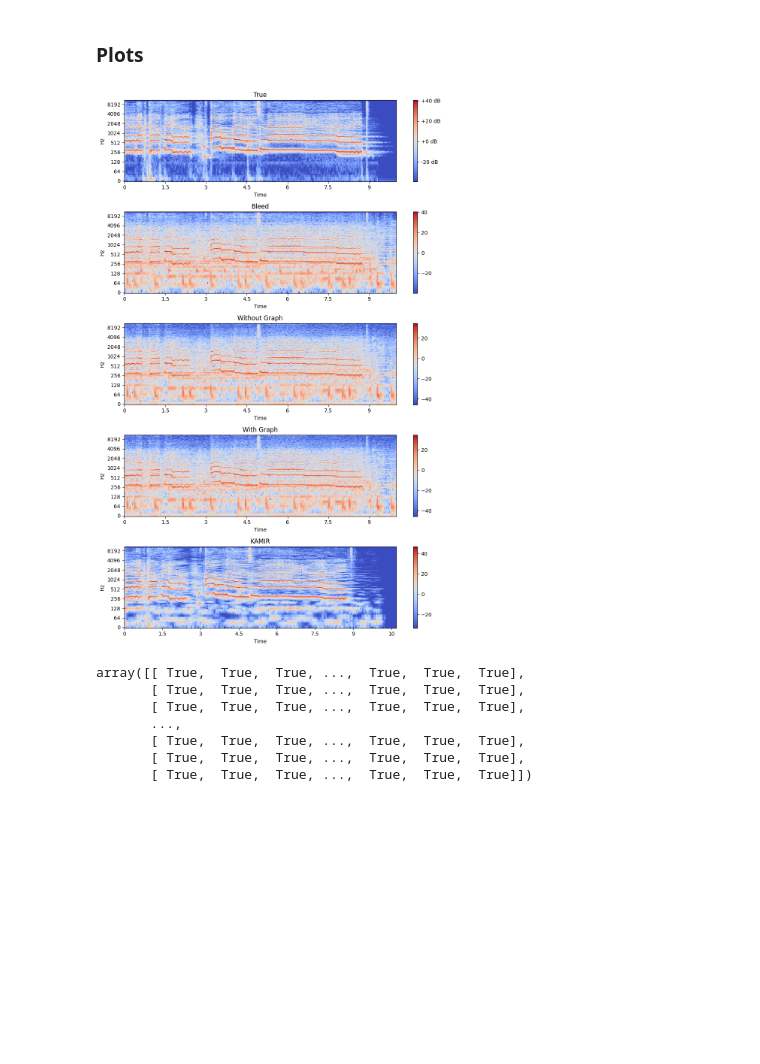
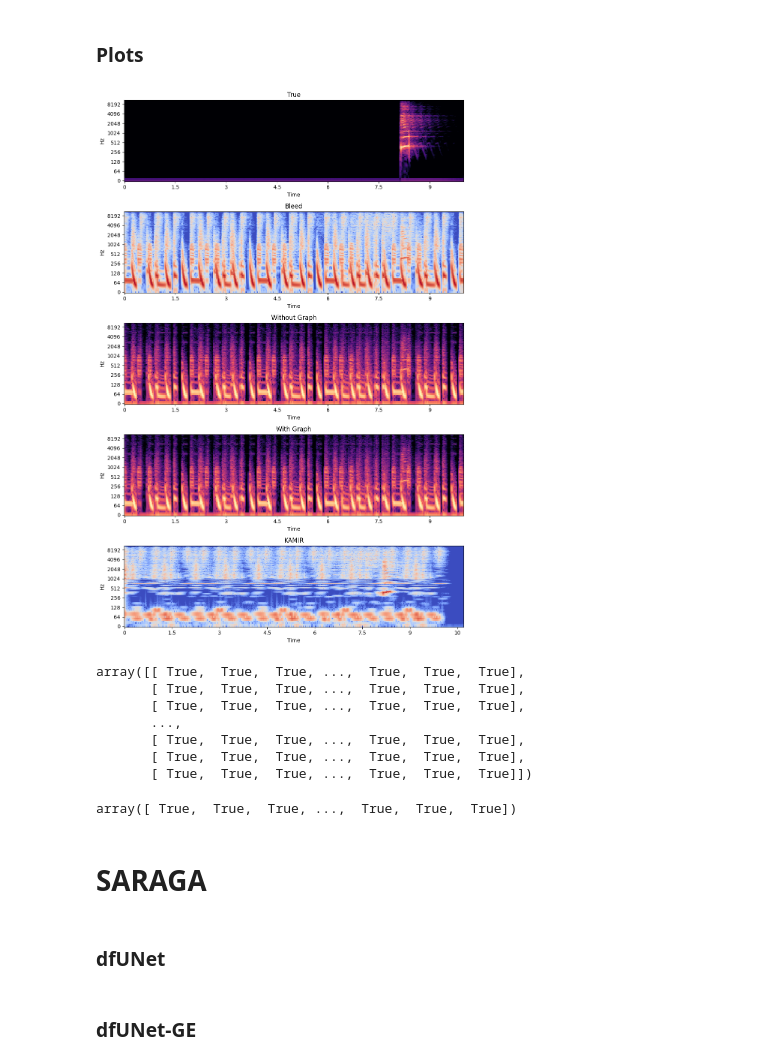
Before and after one commit to its-rajesh/Audio-Bleeding-Removal, a Jupyter notebook: Check.ipynb, the cells around one changed output. Drawn from its saved outputs; the diff is of its cells as text; code cells hidden in the pictures; blank space fills up the shorter version.

```diff
--- a/Check.ipynb
+++ b/Check.ipynb
@@ -8,7 +8,7 @@ from matplotlib import pyplot as plt
 # %% [markdown]
 ### dfUNet
 # %%
-path1 = "/home/rajesh/Desktop/Masking/dfUNet/Outputs/99/"
+path1 = "/home/rajesh/Desktop/Masking/dfUNet/Outputs/77/"
 
 dbvocal, fs = lb.load(path1+'bvocal.wav')
 dbbass, fs = lb.load(path1+'bbass.wav')
@@ -57,7 +57,7 @@ dpo_db = lb.amplitude_to_db(np.abs(dpo))
 # %% [markdown]
 ### dfUNet-GE
 # %%
-path2 = "/home/rajesh/Desktop/Masking/dfUNet/Outputs/99/"
+path2 = "/home/rajesh/Desktop/Masking/dfUNet/Outputs/77/"
 
 gbvocal, fs = lb.load(path2+'bvocal.wav')
 gbbass, fs = lb.load(path2+'bbass.wav')
@@ -106,7 +106,7 @@ gpo_db = lb.amplitude_to_db(np.abs(gpo))
 # %% [markdown]
 ### KAMIR
 # %%
-path3 = "/home/rajesh/Desktop/Masking/KAMIR/Outputs/99/"
+path3 = "/home/rajesh/Desktop/Masking/KAMIR/Outputs/77/"
 
 kbvocal, fs = lb.load(path3+'bvocal.wav')
 kbbass, fs = lb.load(path3+'bbass.wav')
@@ -157,31 +157,27 @@ kpo_db = lb.amplitude_to_db(np.abs(kpo))
 # %%
 plt.figure(figsize=(10, 15))
 plt.subplot(5, 1, 1)
 librosa.display.specshow(dtv_db, sr=fs, x_axis='time', y_axis='log')
-plt.colorbar(format='%+2.0f dB')
 plt.title('True')
 
 plt.subplot(5, 1, 2)
 librosa.display.specshow(dbv_db, sr=fs, x_axis='time', y_axis='log')
-plt.colorbar()
 plt.title('Bleed')
 
 plt.subplot(5, 1, 3)
 librosa.display.specshow(dpv_db, sr=fs, x_axis='time', y_axis='log')
-plt.colorbar()
 plt.title('Without Graph')
 
 plt.subplot(5, 1, 4)
 librosa.display.specshow(gpv_db, sr=fs, x_axis='time', y_axis='log')
-plt.colorbar()
 plt.title('With Graph')
 
 plt.subplot(5, 1, 5)
 librosa.display.specshow(kpv_db, sr=fs, x_axis='time', y_axis='log')
-plt.colorbar()
 plt.title('KAMIR')
+
 plt.tight_layout()
 plt.show()
 # %% [output]
-[figure, old version]
+[figure, new version]
 # %%
@@ -194,3 +190,11 @@ array([[ True,  True,  True, ...,  True,  True,  True],
        [ True,  True,  True, ...,  True,  True,  True],
        [ True,  True,  True, ...,  True,  True,  True],
        [ True,  True,  True, ...,  True,  True,  True]])
+# %%
+dpvocal == gpvocal
+# %% [output]
+array([ True,  True,  True, ...,  True,  True,  True])
+# %% [markdown]
+# **SARAGA**
+# %% [markdown]
+### dfUNet
@@ -196,0 +233,2 @@ array([[ True,  True,  True, ...,  True,  True,  True],
+# %% [markdown]
+### dfUNet-GE
```
Also changed, not shown: parts of 10 cells of this notebook.
